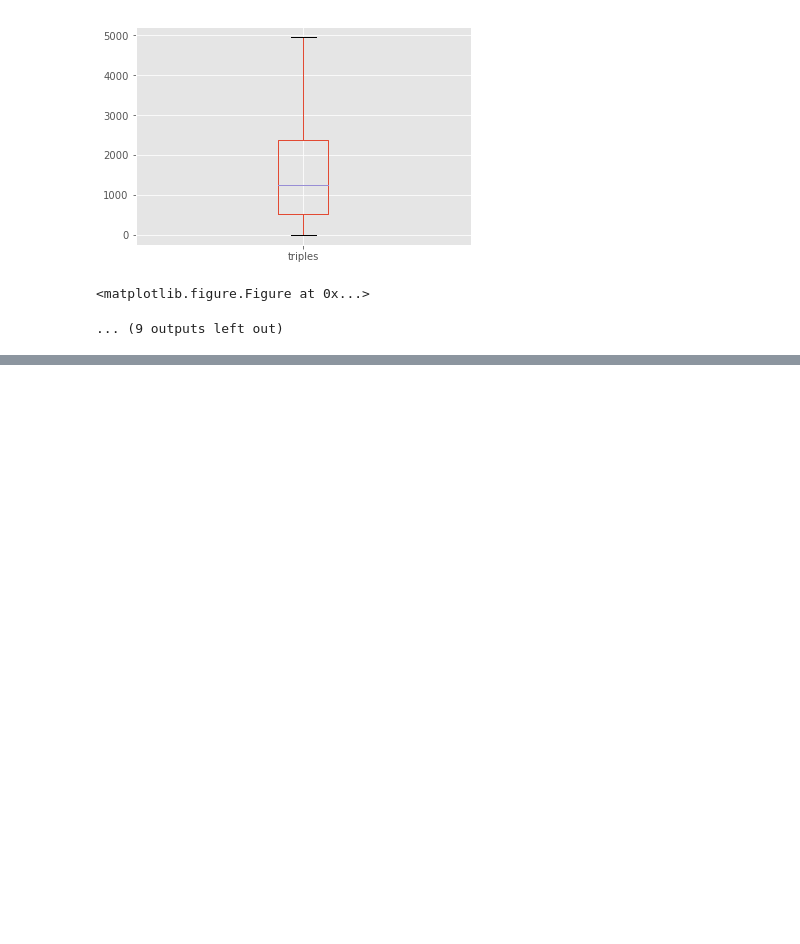
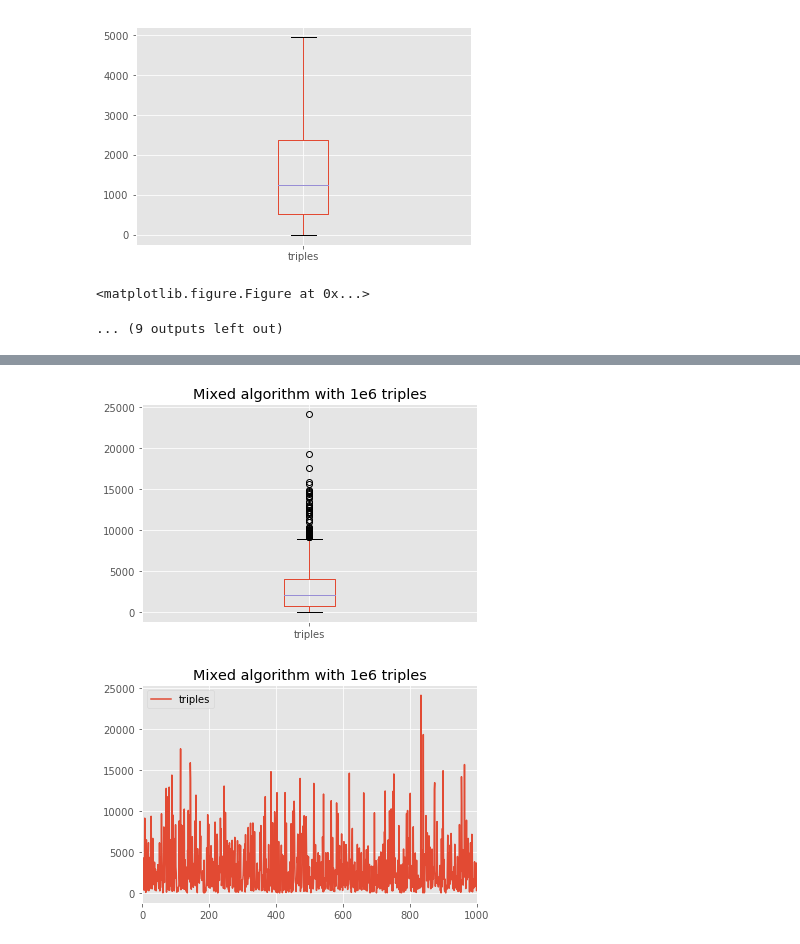
Before and after one commit to mosoriob/webSemantic, a Jupyter notebook: box.ipynb, the cells around one changed output, grey strips where cells are left out. Drawn from its saved outputs; the diff is of its cells as text; code cells hidden in the pictures; blank space fills up the shorter version.

```diff
--- a/box.ipynb
+++ b/box.ipynb
@@ -51,0 +59,7 @@ max    1.001289e+06
+# %%
+df2 = pd.read_csv('dbpedia/1millon-False-True.csv')
+df2.plot.box(title="Mixed algorithm with 1e6 triples");
+df2.plot(title="Mixed algorithm with 1e6 triples");
+# %% [output]
+[figure, added]
+[figure, added]
```
Also changed, not shown: parts of 3 cells of this notebook.
